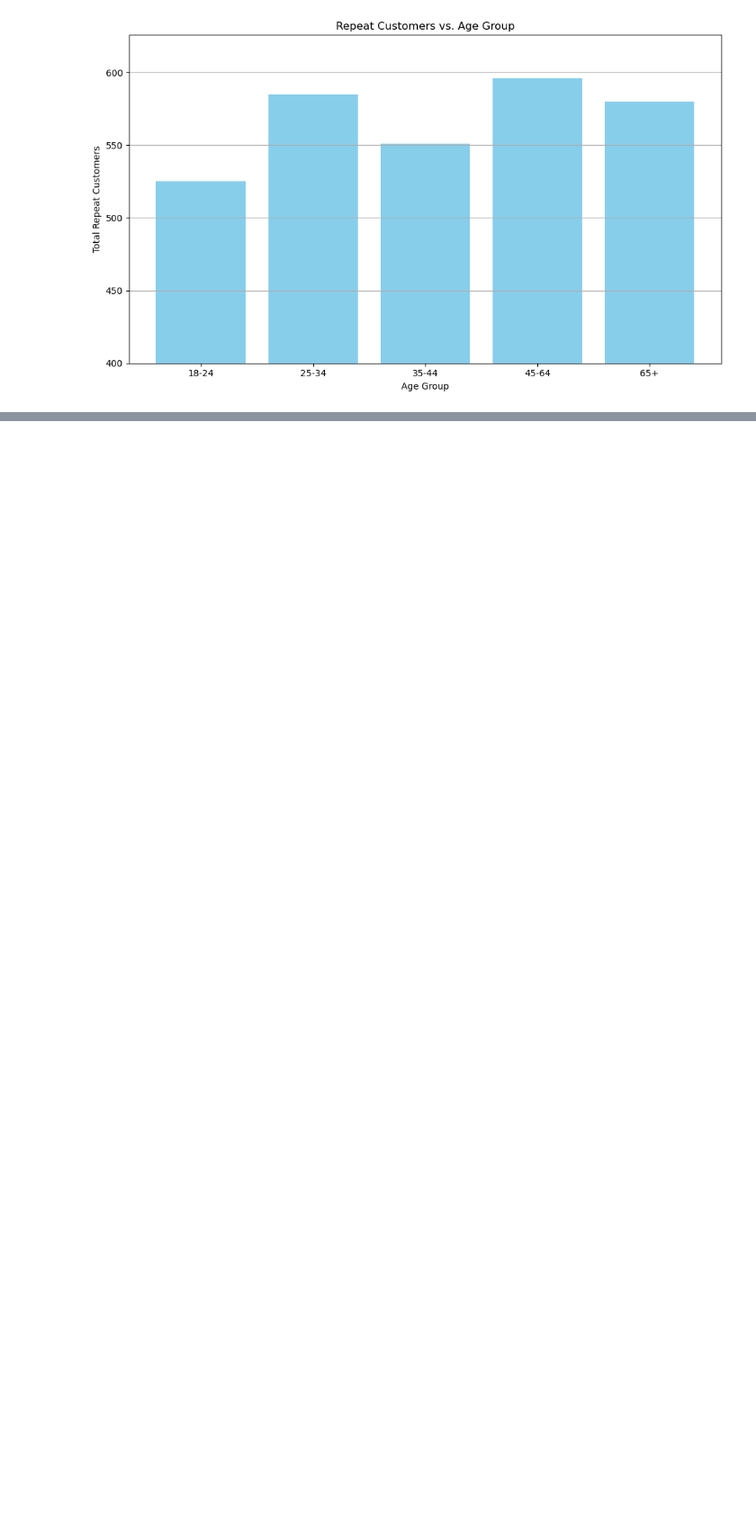
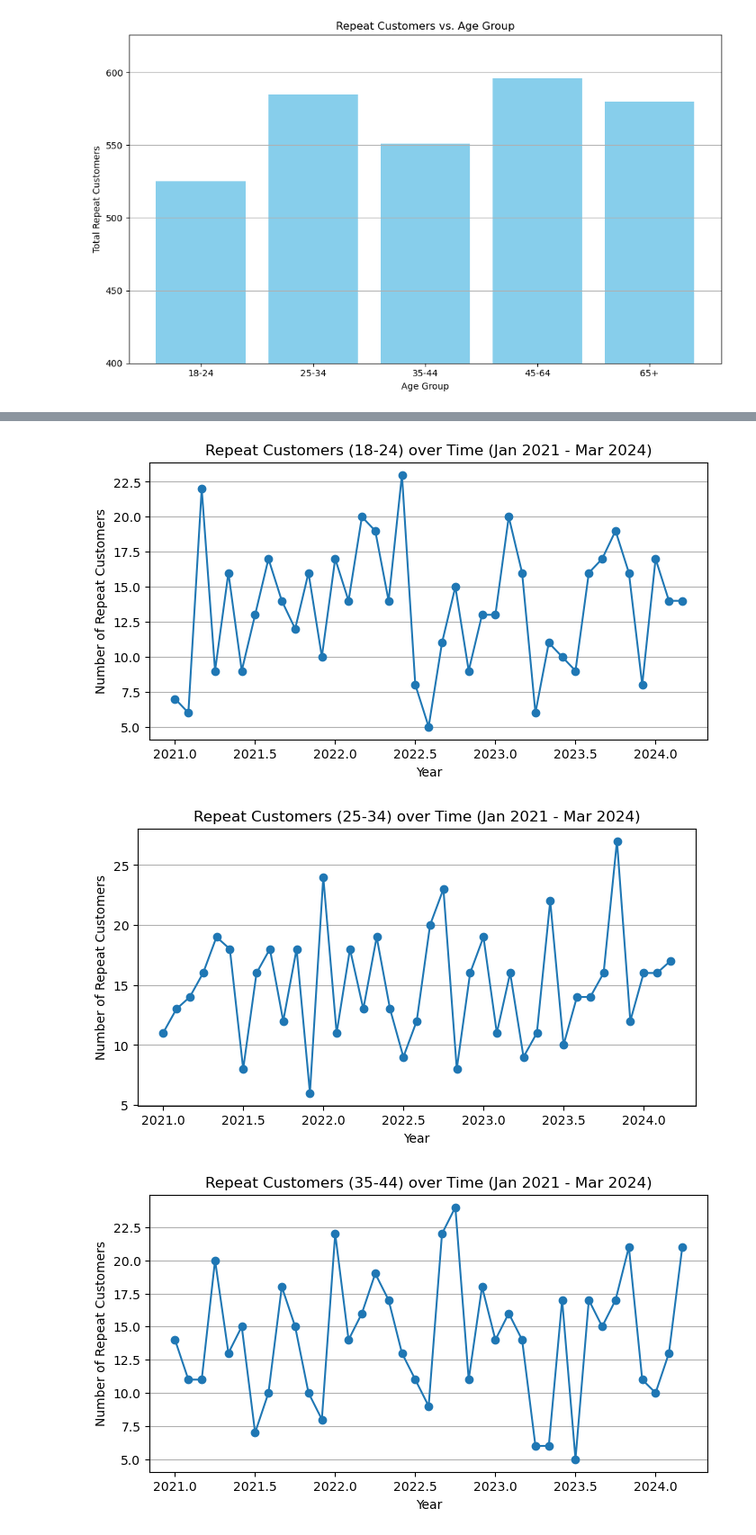
Before and after one commit to rafvrab/Diagnosing-the-Downturn-A-Multi-Channel-Sales-Analysis-, a Jupyter notebook: Notebook.ipynb, the cells around one changed output, grey strips where cells are left out. Shown at 90% size. Saved outputs shown, nothing was run; the diff lists cells and outputs as text; code cells hidden in the pictures; blank space fills up the shorter version.

```diff
--- a/Notebook.ipynb
+++ b/Notebook.ipynb
@@ -898,0 +1152,24 @@ plt.show()
+# %%
+# List of age groups
+age_groups = ['18-24', '25-34', '35-44', '45-64', '65+']
+
+# Iterate over each age group
+for age_group in age_groups:
+    plt.figure(figsize=(8, 4))  # Adjust the figure size as needed
+
+    # Plot data for the current age group
+    plt.plot(
+        monthly_data["Year"] + (monthly_data["Month"] - 1) / 12,  # Convert month to fraction of year
+        monthly_data[age_group],  # Select data for the current age group
+        marker='o',  # Add markers for each data point
+    )
+
+    plt.xlabel("Year")
+    plt.ylabel("Number of Repeat Customers")
+    plt.title(f"Repeat Customers ({age_group}) over Time (Jan 2021 - Mar 2024)")
+    plt.grid(axis='y')  # Add grid lines for better readability
+    plt.show()
+# %% [output]
+[figure, added]
+[figure, added]
+[figure, added]
```
Also changed, not shown: parts of 31 cells of this notebook.
